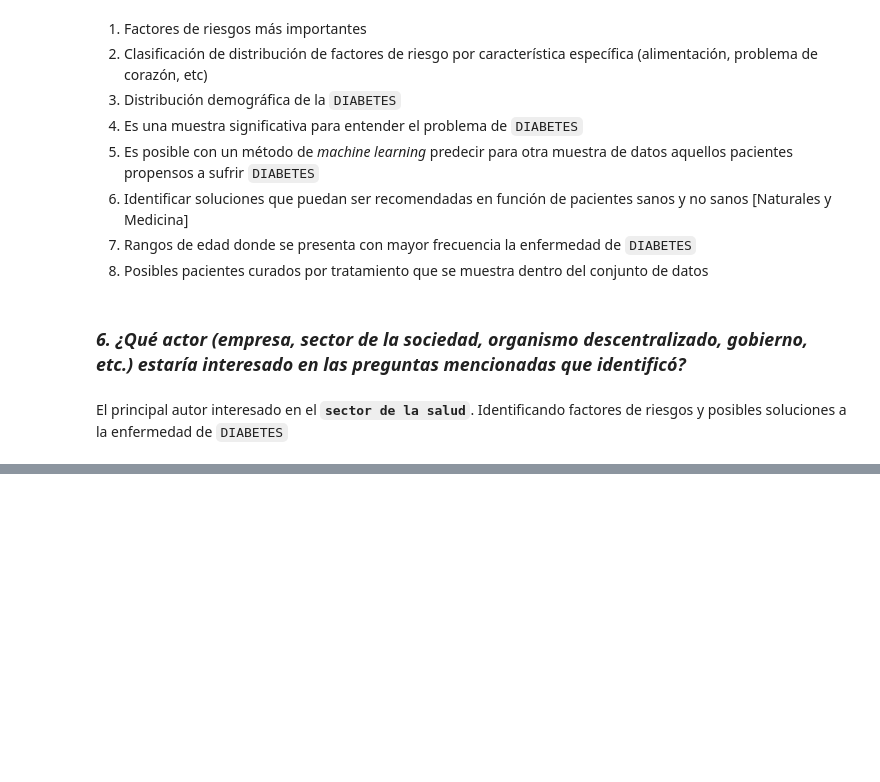
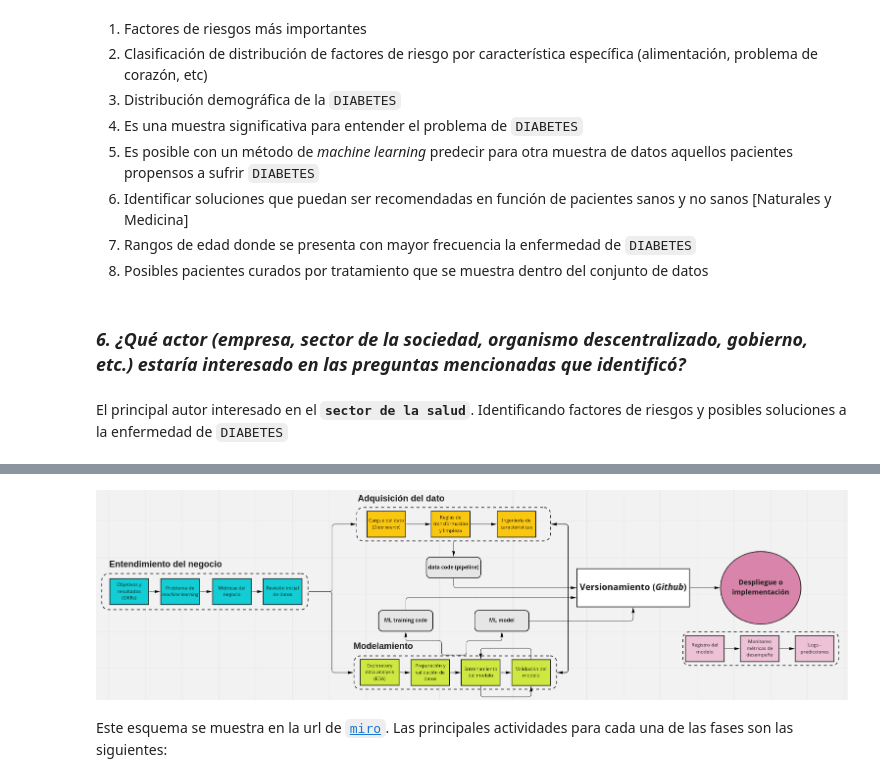
Before and after one commit to PosgradoMNA/actividades-del-projecto-grupo26, a Jupyter notebook: 01.Proyecto_grupo26.ipynb, the cells around one changed output, grey strips where cells are left out. Cells and saved outputs as stored; diff of their text form; code cells hidden in the pictures; blank space fills up the shorter version.

Commit message:
Proyecto final: Avance 2 - Grupo 26

```diff
--- a/01.Proyecto_grupo26.ipynb
+++ b/01.Proyecto_grupo26.ipynb
@@ -53,0 +73,8 @@ El principal autor interesado en el **`sector de la salud`**. Identificando fact
+# %%
+from IPython.display import Image
+tdsp = Image("/home/yvillamil/Documents/TEC/1. Trimestre/Ciencia y analítica de datos/proyecto_cad/metodologia_proyectoGrupo26.png", width=1400, height=400)
+tdsp
+# %% [output]
+[figure, added]
+# %% [markdown]
+Este esquema se muestra en la url de [`miro`](https://miro.com/app/board/uXjVPT5nKHM=/). Las principales actividades para cada una de las fases son las siguientes:
```
Also changed, not shown: parts of 6 cells of this notebook.
